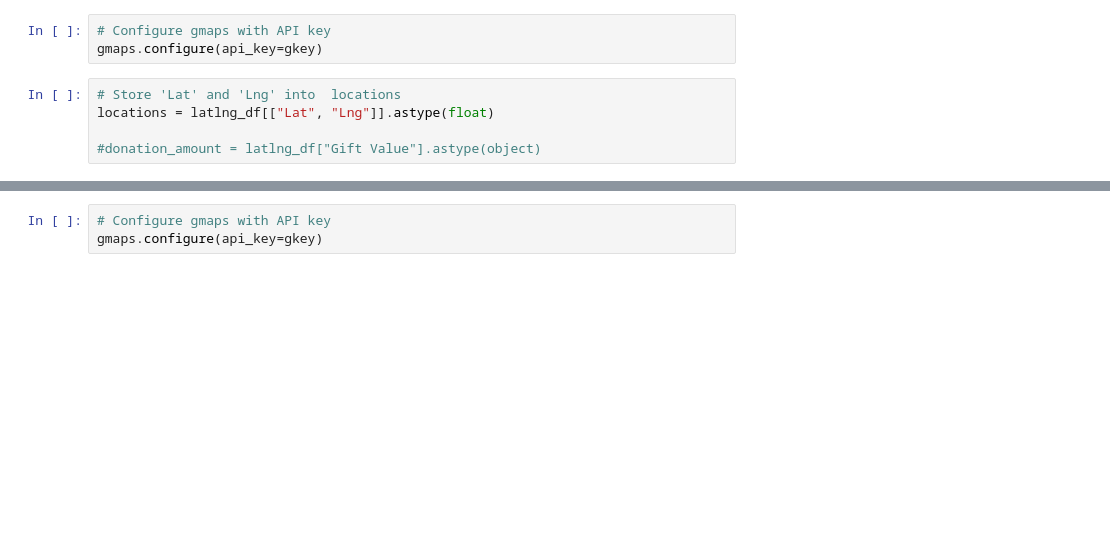
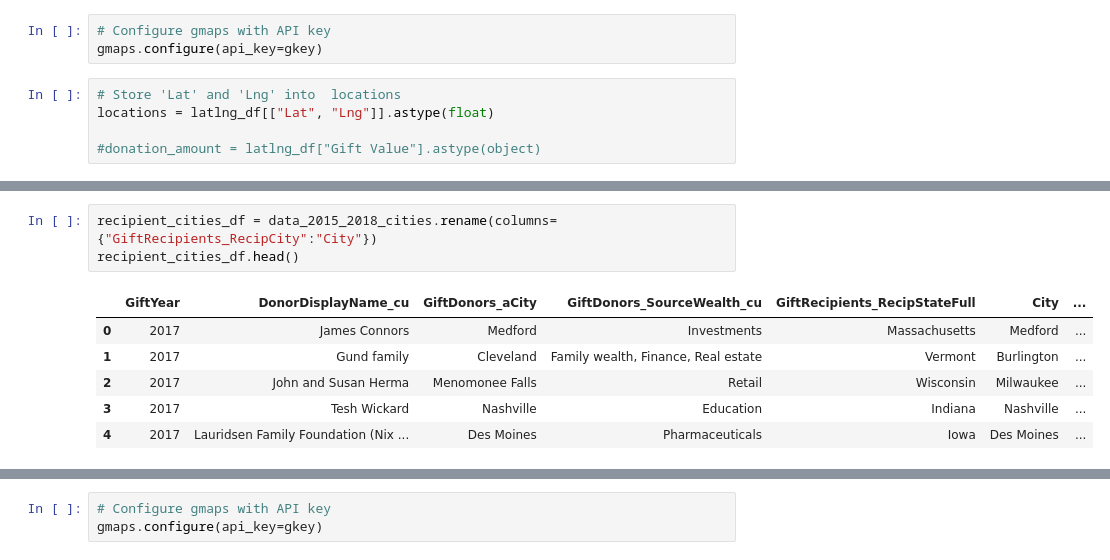
Before and after one commit to kjwunderlich/project-one---sphinx, a Jupyter notebook: Matts_Sphinx.ipynb, the cells around one changed output, grey strips where cells are left out. Cells and saved outputs as stored; diff of their text form; blank space fills up the shorter version.

```diff
--- a/Matts_Sphinx.ipynb
+++ b/Matts_Sphinx.ipynb
@@ -218,0 +224,10 @@ fig
+# %%
+recipient_cities_df = data_2015_2018_cities.rename(columns={"GiftRecipients_RecipCity":"City"})
+recipient_cities_df.head()
+# %% [output]
+|  | GiftYear | DonorDisplayName_cu | GiftDonors_aCity | GiftDonors_SourceWealth_cu | GiftRecipients_RecipStateFull | City | ... |
+| 0 | 2017 | James Connors | Medford | Investments | Massachusetts | Medford | ... |
+| 1 | 2017 | Gund family | Cleveland | Family wealth, Finance, Real estate | Vermont | Burlington | ... |
+| 2 | 2017 | John and Susan Herma | Menomonee Falls | Retail | Wisconsin | Milwaukee | ... |
+| 3 | 2017 | Tesh Wickard | Nashville | Education | Indiana | Nashville | ... |
+| 4 | 2017 | Lauridsen Family Foundation (Nix ... | Des Moines | Pharmaceuticals | Iowa | Des Moines | ... |
```
Also changed, not shown: parts of 11 cells of this notebook, 2 other files.
